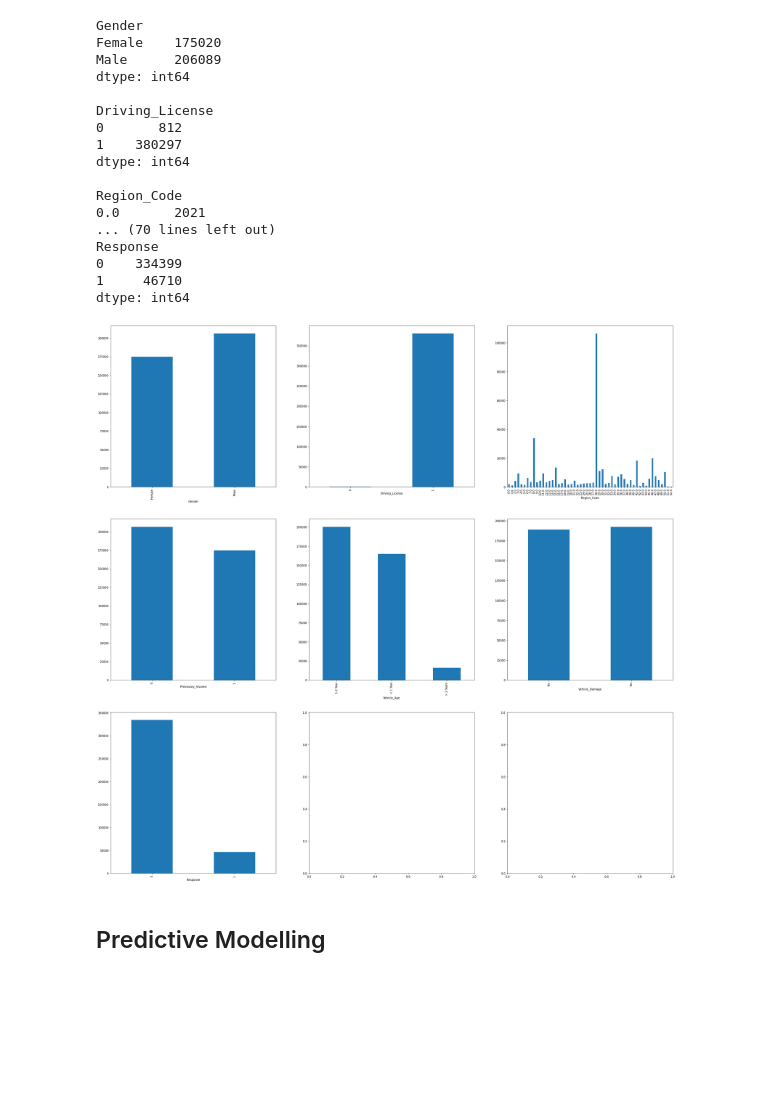
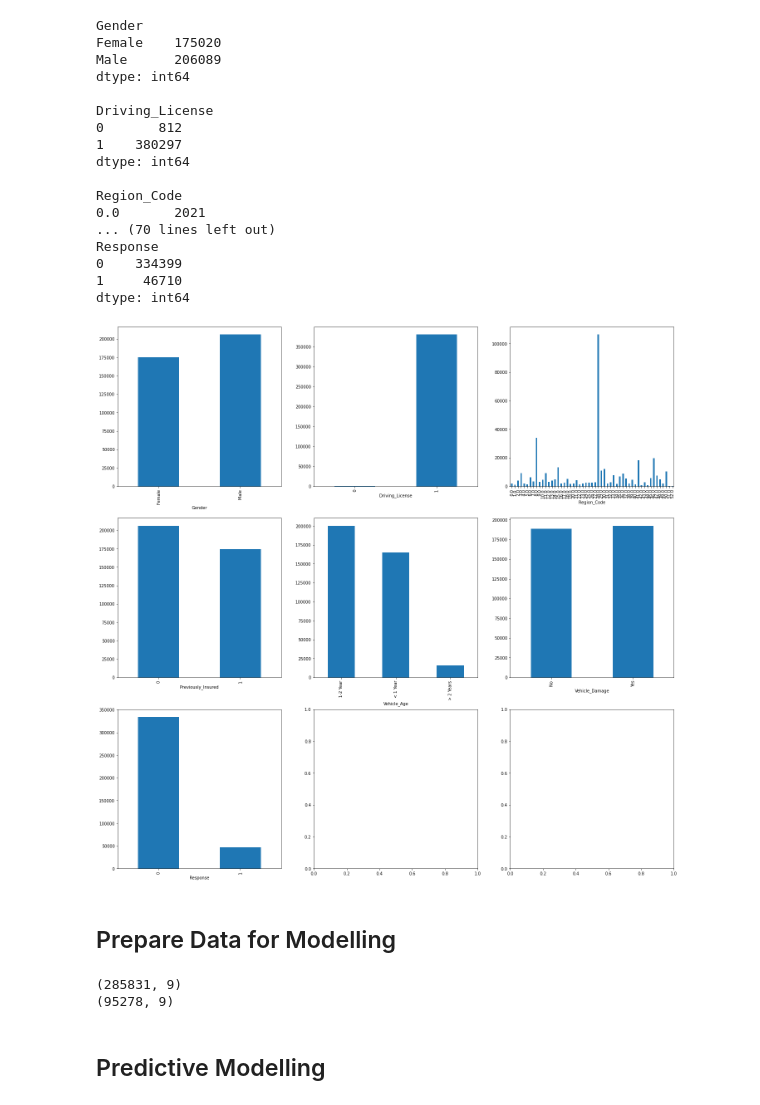
Before and after one commit to Mkho-cs/HICSP-Predictive-Analysis, a Jupyter notebook: main/analysis.ipynb, the cells around one changed output. Saved outputs shown, nothing was run; the diff lists cells and outputs as text; code cells hidden in the pictures; blank space fills up the shorter version.

Commit message:
Added data pre-processing

```diff
--- a/main/analysis.ipynb
+++ b/main/analysis.ipynb
@@ -99,8 +95,15 @@ Response
 0    334399
 1     46710
 dtype: int64
-# %%
-# Distribution plot of categorical columns
-train_data.create_subplots(col_unique_freq, 3)
-# %% [output]
-[figure, removed]
+# %%
+# Distribution plot of categorical columns
+"""
+The data for categorical variables seems to be well-distributed for the exception of Driving_License
+However, upon close inspection on the table form, there is some count of records with Driving_License = 0
+Hence, all categorical features here will be used.
+"""
+train_data.create_subplots(col_unique_freq, 3)
+# %% [output]
+[figure, added]
+# %% [markdown]
+## Prepare Data for Modelling
@@ -107,3 +123,15 @@ train_data.create_subplots(col_unique_freq, 3)
+# %%
+"""
+The training dataset is large enough to create a single validation set
+Tesing dataset will be used for inference only (there is no 'Response' column)
+"""
+# Complete pre-processing
+train_prep = prep_pipeline.fit_transform(train_data.data)
+x_train, x_val, y_train, y_val = train_test_split(train_prep, y, random_state=1234) # split to train-validate
+print(x_train.shape, x_val.shape, sep='\n')
+# %% [output]
+(285831, 9)
+(95278, 9)
 # %% [markdown]
 ## Predictive Modelling
 # %%
```
Also changed, not shown: parts of 8 cells of this notebook, 2 other files.
